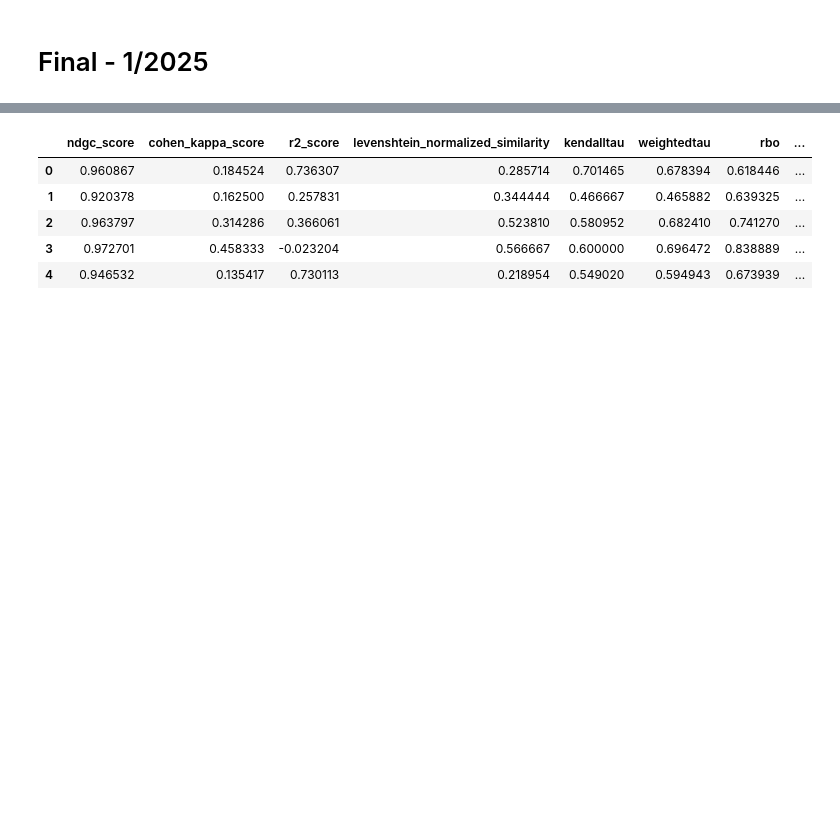
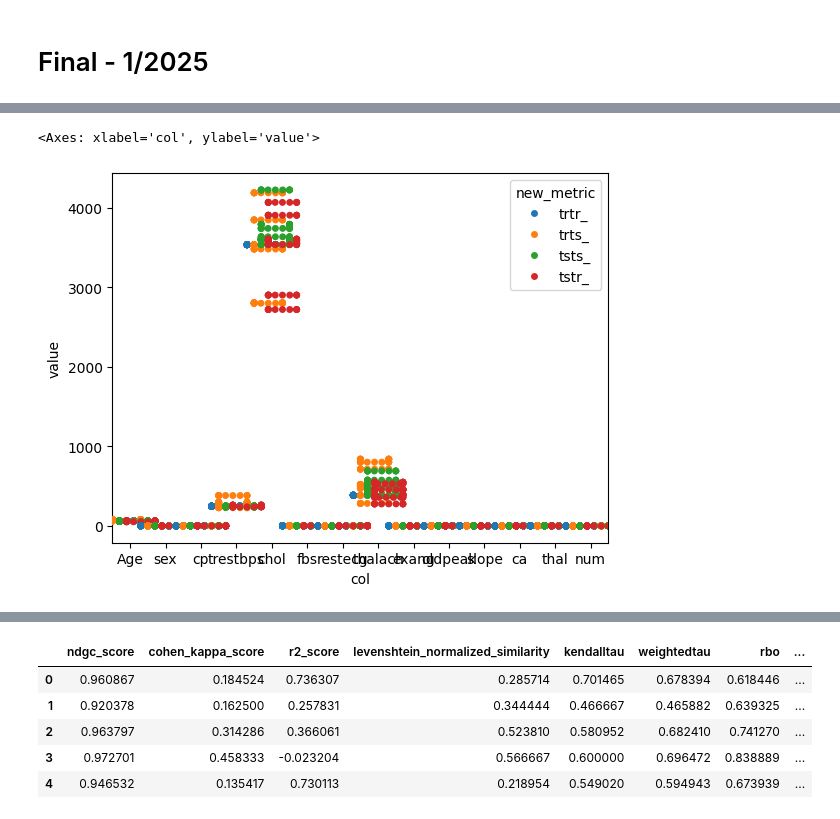
Before and after one commit to joofio/tabular-dataset-similarity, a Jupyter notebook: Final - Viz copy 2.ipynb, the cells around one changed output, grey strips where cells are left out. Saved outputs shown, nothing was run; the diff lists cells and outputs as text; code cells hidden in the pictures; blank space fills up the shorter version.

```diff
--- a/Final - Viz copy 2.ipynb
+++ b/Final - Viz copy 2.ipynb
@@ -145,3 +209,20 @@ f.close()
+# %%
+# Overlay with a swarmplot next to the violin plot using dodge=True and custom colors
+
+
+df_filtered = rows[rows["new_metric"].isin(["trts_", "tstr_", "trtr_", "tsts_"])]
+
+sns.swarmplot(
+    x="col",
+    y="value",
+    data=df_filtered,
+    hue="new_metric",
+    # palette=custom_palette,
+    dodge=True,
+)
+# %% [output]
+<Axes: xlabel='col', ylabel='value'>
+[figure, added]
 # %%
 def from_plot_data_to_df(plot_data):
     aggregated_data = {}
```
Also changed, not shown: parts of 11 cells of this notebook, 36 other files.
